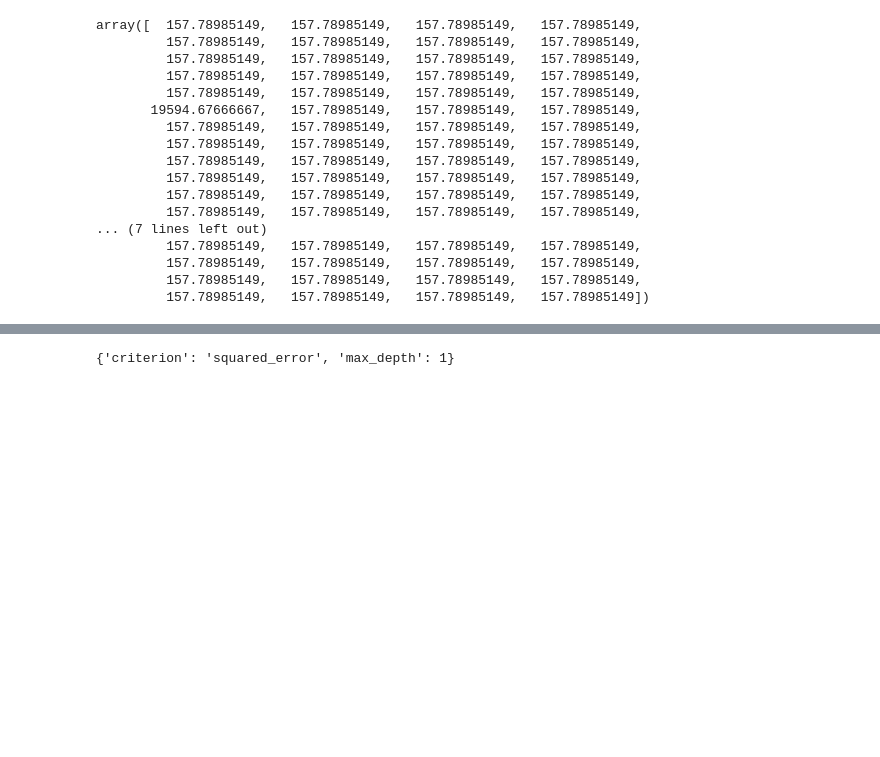
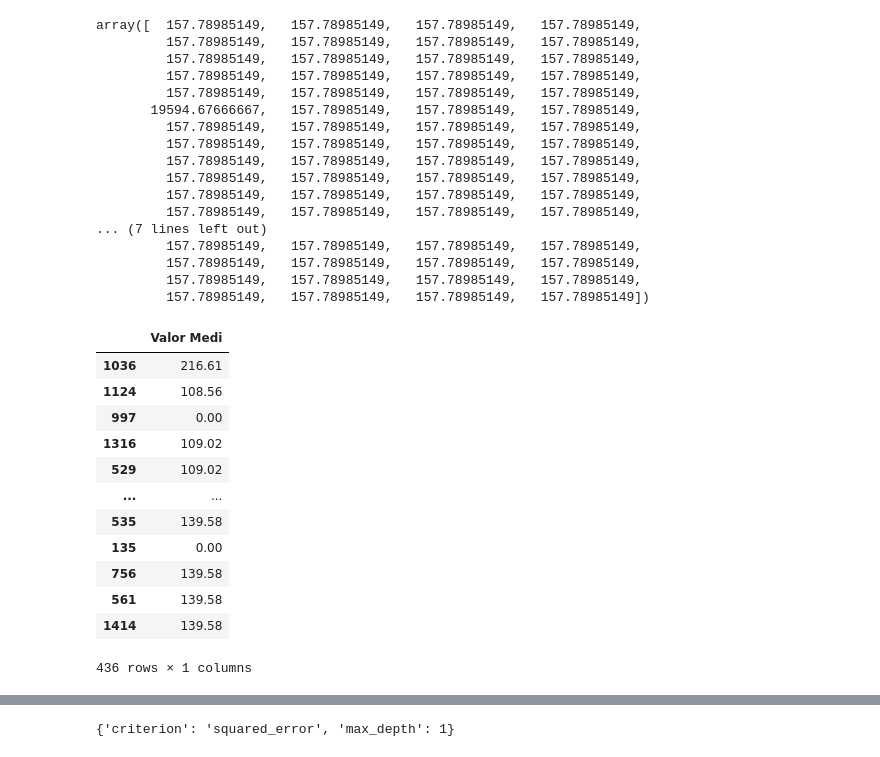
Before and after one commit to eeyamazaki/soebe, a Jupyter notebook: modelo_preditivo_soebe.ipynb, the cells around one changed output, grey strips where cells are left out. Saved outputs shown, nothing was run; the diff lists cells and outputs as text; code cells hidden in the pictures; blank space fills up the shorter version.

```diff
--- a/modelo_preditivo_soebe.ipynb
+++ b/modelo_preditivo_soebe.ipynb
@@ -991,3 +982,19 @@ array([  157.78985149,   157.78985149,   157.78985149,   157.78985149,
          157.78985149,   157.78985149,   157.78985149,   157.78985149,
          157.78985149,   157.78985149,   157.78985149,   157.78985149,
          157.78985149,   157.78985149,   157.78985149,   157.78985149])
+# %%
+y_test
+# %% [output]
+|  | Valor Medi |
+| 1036 | 216.61 |
+| 1124 | 108.56 |
+| 997 | 0.00 |
+| 1316 | 109.02 |
+| 529 | 109.02 |
+| ... | ... |
+| 535 | 139.58 |
+| 135 | 0.00 |
+| 756 | 139.58 |
+| 561 | 139.58 |
+| 1414 | 139.58 |
+436 rows × 1 columns
```
Also changed, not shown: parts of 22 cells of this notebook.
